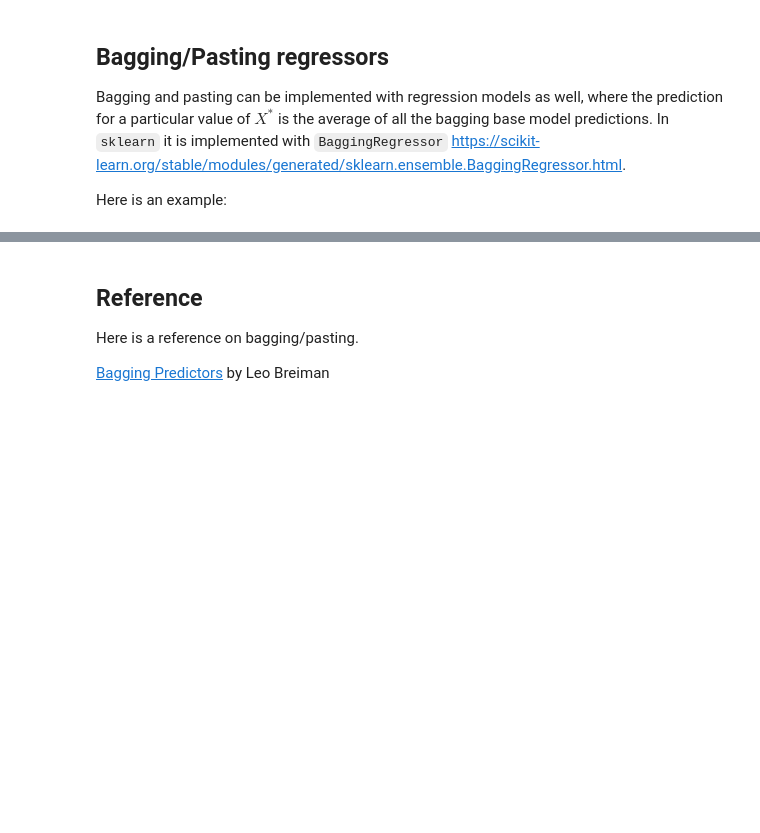
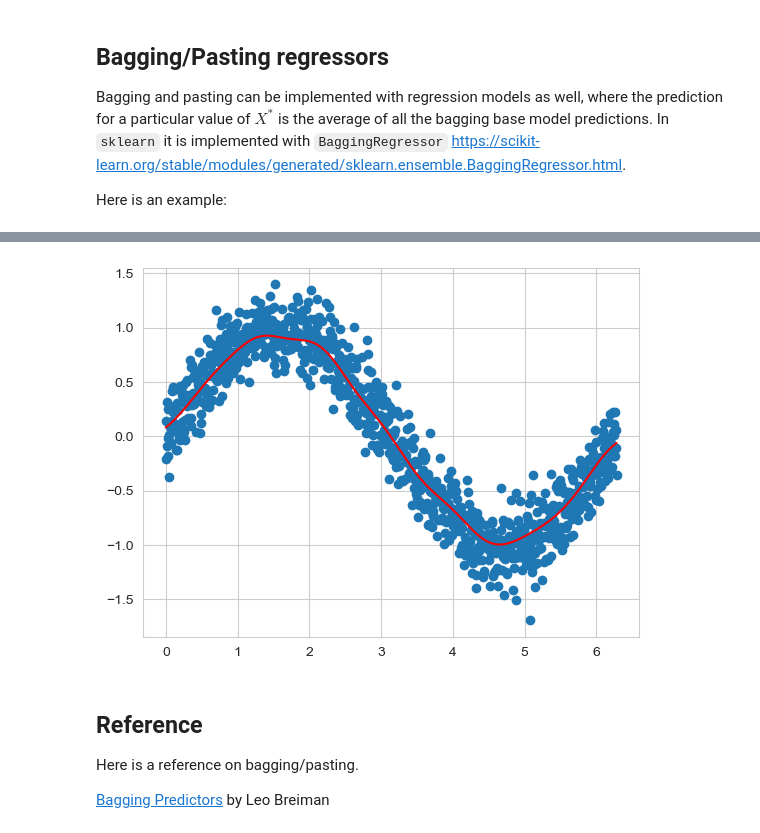
Before and after one commit to parabamoghv/Erdos_AU2024_copy, a Jupyter notebook: 10_ensemble_I/lecture_10/3_Bagging_and_Pasting_Complete.ipynb, the cells around one changed output, grey strips where cells are left out. Saved outputs shown, nothing was run; the diff lists cells and outputs as text; code cells hidden in the pictures; blank space fills up the shorter version.

```diff
--- a/10_ensemble_I/lecture_10/3_Bagging_and_Pasting_Complete.ipynb
+++ b/10_ensemble_I/lecture_10/3_Bagging_and_Pasting_Complete.ipynb
@@ -268,3 +274,28 @@ plt.show()
+# %%
+class CustomBaggingRegressor():
+    def __init__(self, estimator, kwargs = {}, n_estimators = 10, max_samples=0.1):
+        self.n_estimators = n_estimators
+        self.max_samples = max_samples
+        self.estimators = [estimator(**kwargs) for i in range(n_estimators)]
+    def fit(self, X, y):
+        for estimator in self.estimators:
+            X_train, X_test, y_train, y_test = train_test_split(X, y, test_size = 1-self.max_samples)
+            estimator.fit(X_train, y_train)
+    def predict(self, X):
+        preds = np.zeros(X.shape[0])
+        for estimator in self.estimators:
+            preds += estimator.predict(X)
+        preds = preds/self.n_estimators
+        return preds
+# %%
+regr = CustomBaggingRegressor(estimator = SVR, kwargs={'gamma':5} ,n_estimators=100, max_samples= 0.05)  # try 1 and 100 estimators
+regr.fit(X,y.reshape(-1))
+
+plt.scatter(X,y)
+plt.plot(X,regr.predict(X), color = 'red')
+plt.show()
+# %% [output]
+[figure, added]
 # %% [markdown]
 ## Reference
 
```
Also changed, not shown: parts of 4 cells of this notebook.
